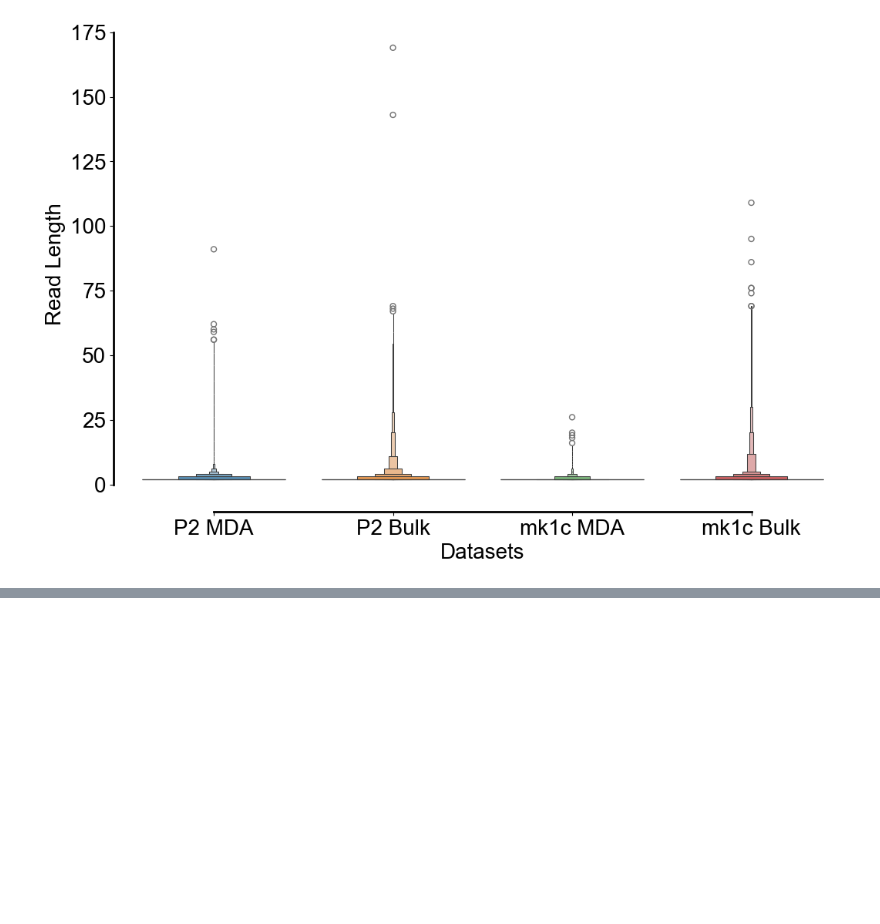
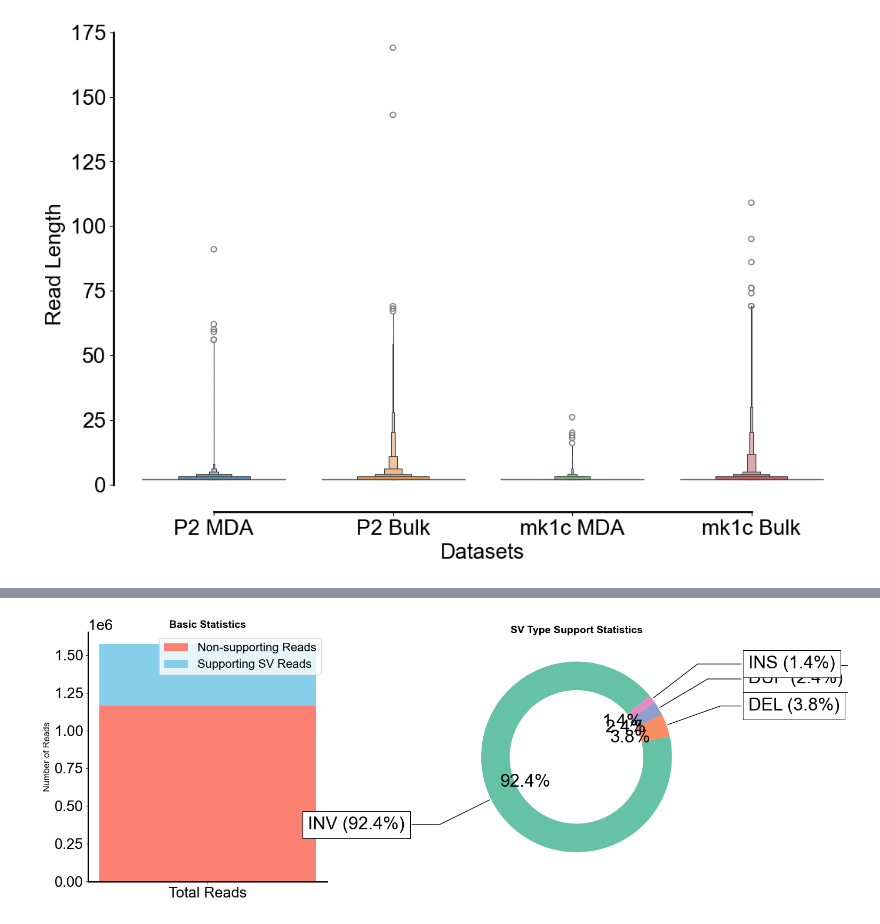
Before and after one commit to cauliyang/chimeralm_paper, a Jupyter notebook: figures/draw_figures.ipynb, the cells around one changed output, grey strips where cells are left out. Cells and saved outputs as stored; diff of their text form; code cells hidden in the pictures; blank space fills up the shorter version.

```diff
--- a/figures/draw_figures.ipynb
+++ b/figures/draw_figures.ipynb
@@ -542,0 +802,8 @@ plot_read_length_distribution_from_npz(
+# %%
+mk1c_sv_artifact_data = {
+    "Total Reads": 1571412,
+    "Supporting SV Reads": 406283,
+    "Non-supporting Reads": 1165129,
+    "SV Types": ["INV", "DEL", "DUP", "INS"],
+    "SV Counts": [404309, 16787, 10515, 5986],
+}
@@ -542,0 +814,4 @@ plot_read_length_distribution_from_npz(
+# %%
+draw_sv_type_support_statistics(mk1c_sv_artifact_data, figname="mk1c_sv_type_support_statistics.pdf")
+# %% [output]
+[figure, added]
```
Also changed, not shown: parts of 15 cells of this notebook, 18 other files.
